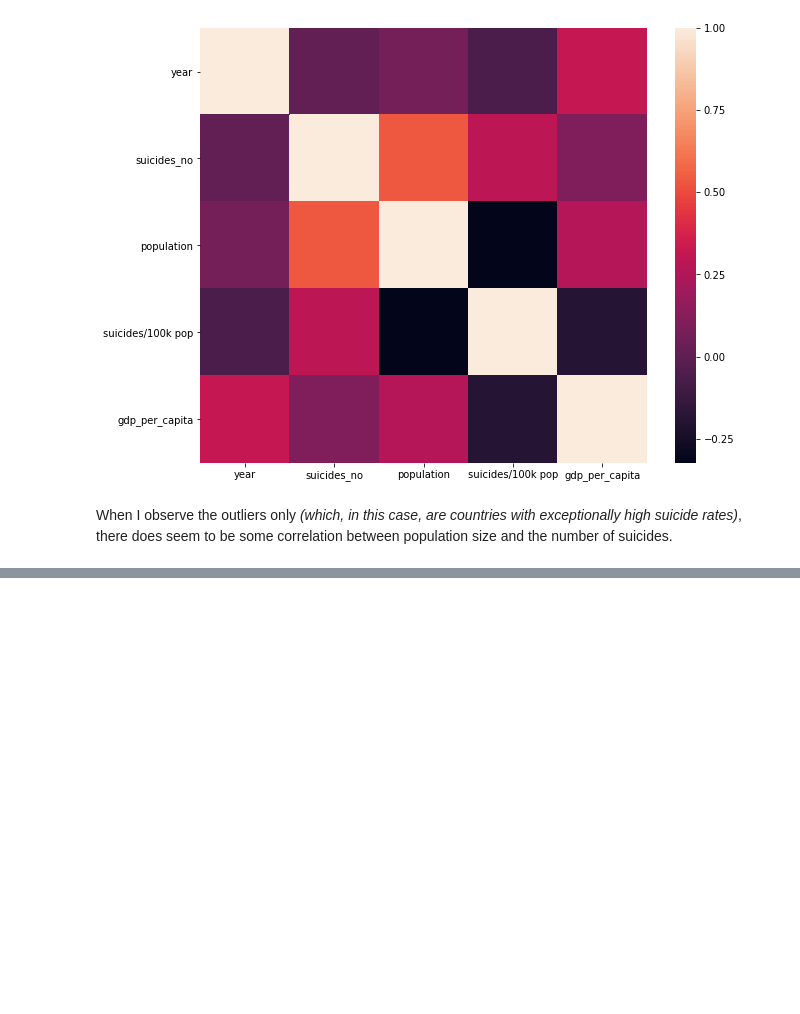
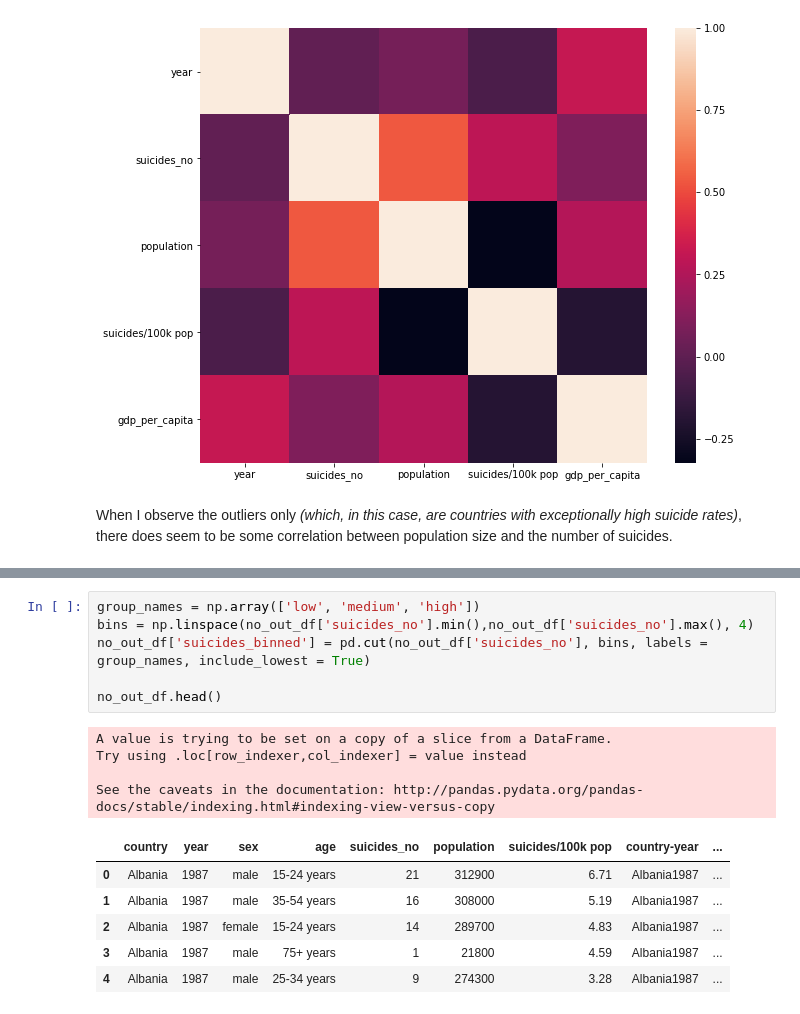
Before and after one commit to ebonnecab/int3-data-analysis, a Jupyter notebook: analysis.ipynb, the cells around one changed output, grey strips where cells are left out. Cells and saved outputs as stored; diff of their text form; blank space fills up the shorter version.

```diff
--- a/analysis.ipynb
+++ b/analysis.ipynb
@@ -225,0 +255,17 @@ When I observe the outliers only *(which, in this case, are countries with excep
+# %%
+group_names = np.array(['low', 'medium', 'high'])
+bins = np.linspace(no_out_df['suicides_no'].min(),no_out_df['suicides_no'].max(), 4)
+no_out_df['suicides_binned'] = pd.cut(no_out_df['suicides_no'], bins, labels = group_names, include_lowest = True)
+
+no_out_df.head()
+# %% [output]
+A value is trying to be set on a copy of a slice from a DataFrame.
+Try using .loc[row_indexer,col_indexer] = value instead
+
+See the caveats in the documentation: http://pandas.pydata.org/pandas-docs/stable/indexing.html#indexing-view-versus-copy
+|  | country | year | sex | age | suicides_no | population | suicides/100k pop | country-year | ... |
+| 0 | Albania | 1987 | male | 15-24 years | 21 | 312900 | 6.71 | Albania1987 | ... |
+| 1 | Albania | 1987 | male | 35-54 years | 16 | 308000 | 5.19 | Albania1987 | ... |
+| 2 | Albania | 1987 | female | 15-24 years | 14 | 289700 | 4.83 | Albania1987 | ... |
+| 3 | Albania | 1987 | male | 75+ years | 1 | 21800 | 4.59 | Albania1987 | ... |
+| 4 | Albania | 1987 | male | 25-34 years | 9 | 274300 | 3.28 | Albania1987 | ... |
```
Also changed, not shown: parts of 6 cells of this notebook.
